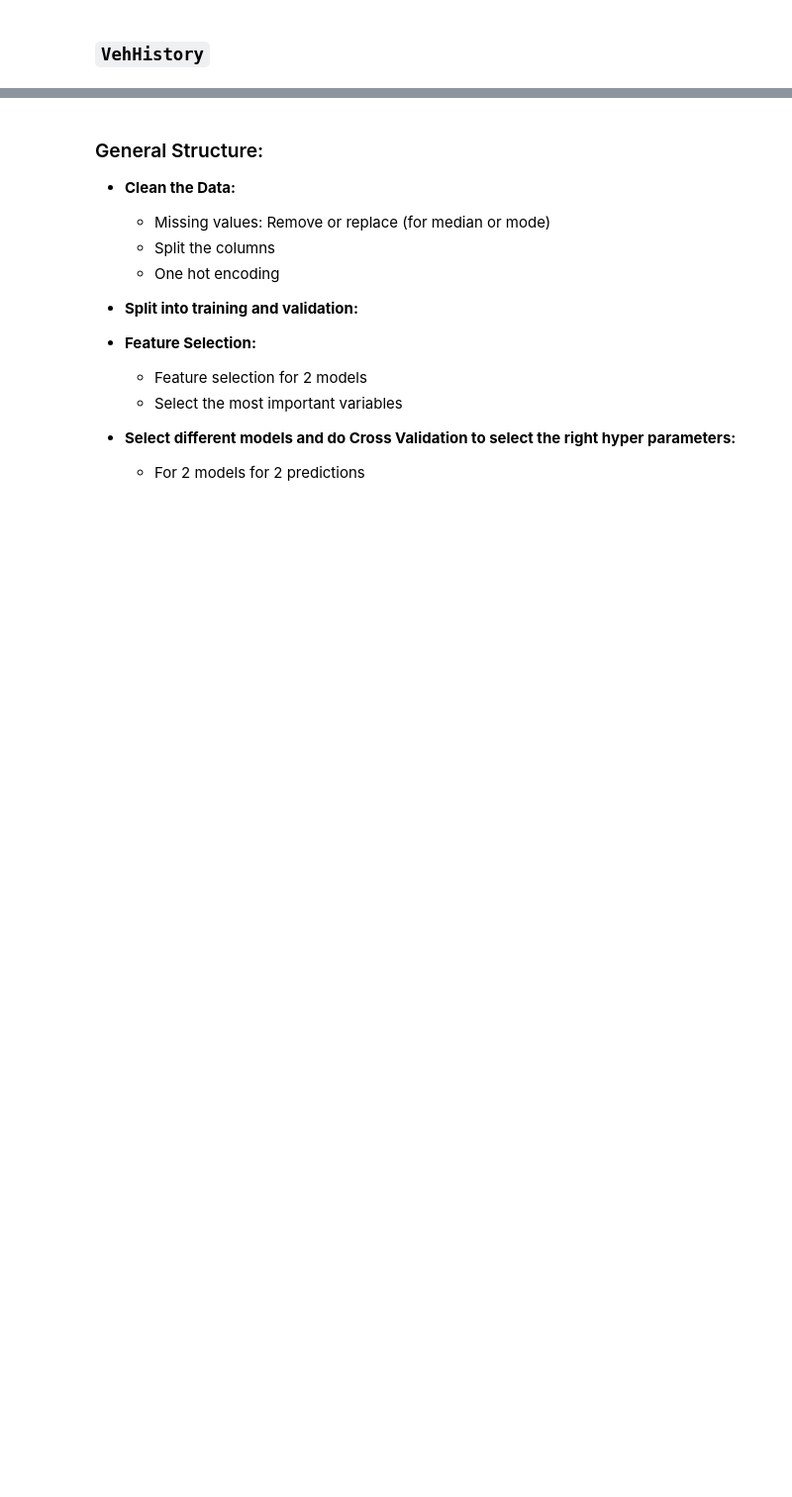
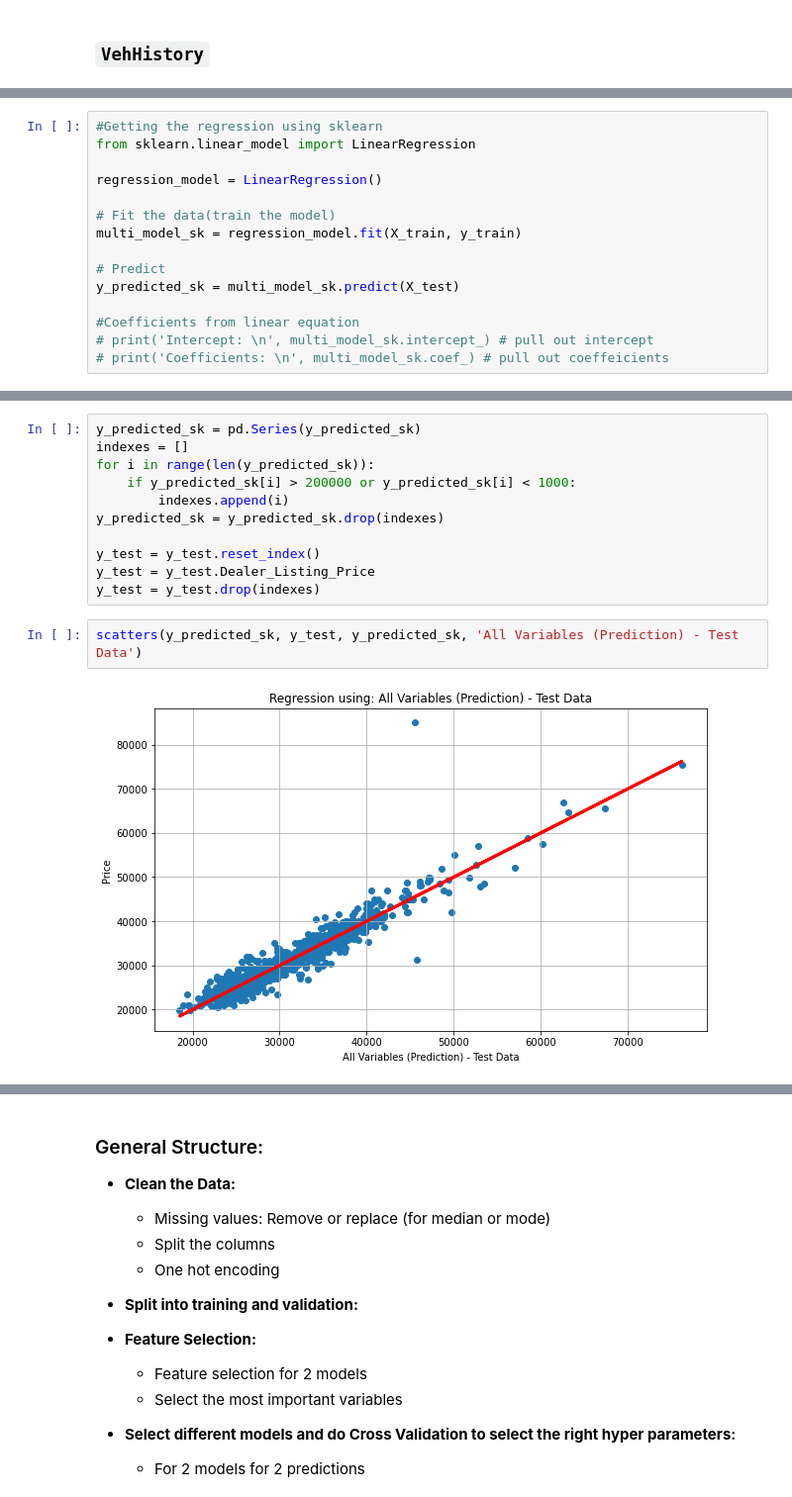
Before and after one commit to rodolfolermacontreras/Boeing_Assignment_1, a Jupyter notebook: Boeing_Assignment.ipynb, the cells around one changed output, grey strips where cells are left out. Shown at 99% size. Cells and saved outputs as stored; diff of their text form; blank space fills up the shorter version.

```diff
--- a/Boeing_Assignment.ipynb
+++ b/Boeing_Assignment.ipynb
@@ -273,0 +404,15 @@ data = data.join(onehot_VehHistory)
+# %%
+#Getting the regression using sklearn
+from sklearn.linear_model import LinearRegression
+
+regression_model = LinearRegression()
+
+# Fit the data(train the model)
+multi_model_sk = regression_model.fit(X_train, y_train)
+
+# Predict
+y_predicted_sk = multi_model_sk.predict(X_test)
+
+#Coefficients from linear equation
+# print('Intercept: \n', multi_model_sk.intercept_) # pull out intercept
+# print('Coefficients: \n', multi_model_sk.coef_) # pull out coeffeicients
@@ -273,0 +484,15 @@ data = data.join(onehot_VehHistory)
+# %%
+y_predicted_sk = pd.Series(y_predicted_sk)
+indexes = []
+for i in range(len(y_predicted_sk)):
+    if y_predicted_sk[i] > 200000 or y_predicted_sk[i] < 1000:
+        indexes.append(i)
+y_predicted_sk = y_predicted_sk.drop(indexes)
+
+y_test = y_test.reset_index()
+y_test = y_test.Dealer_Listing_Price
+y_test = y_test.drop(indexes)
+# %%
+scatters(y_predicted_sk, y_test, y_predicted_sk, 'All Variables (Prediction) - Test Data')
+# %% [output]
+[figure, added]
```
Also changed, not shown: parts of 74 cells of this notebook.
